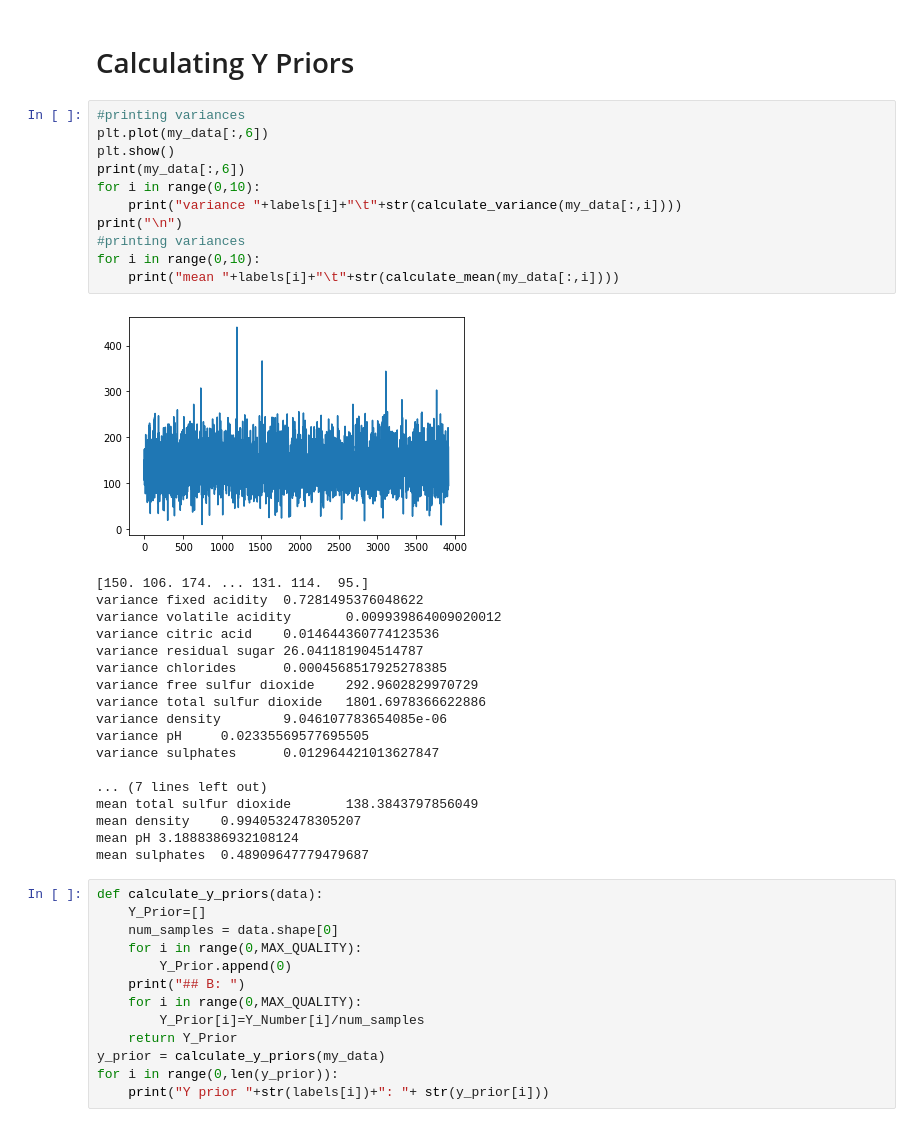
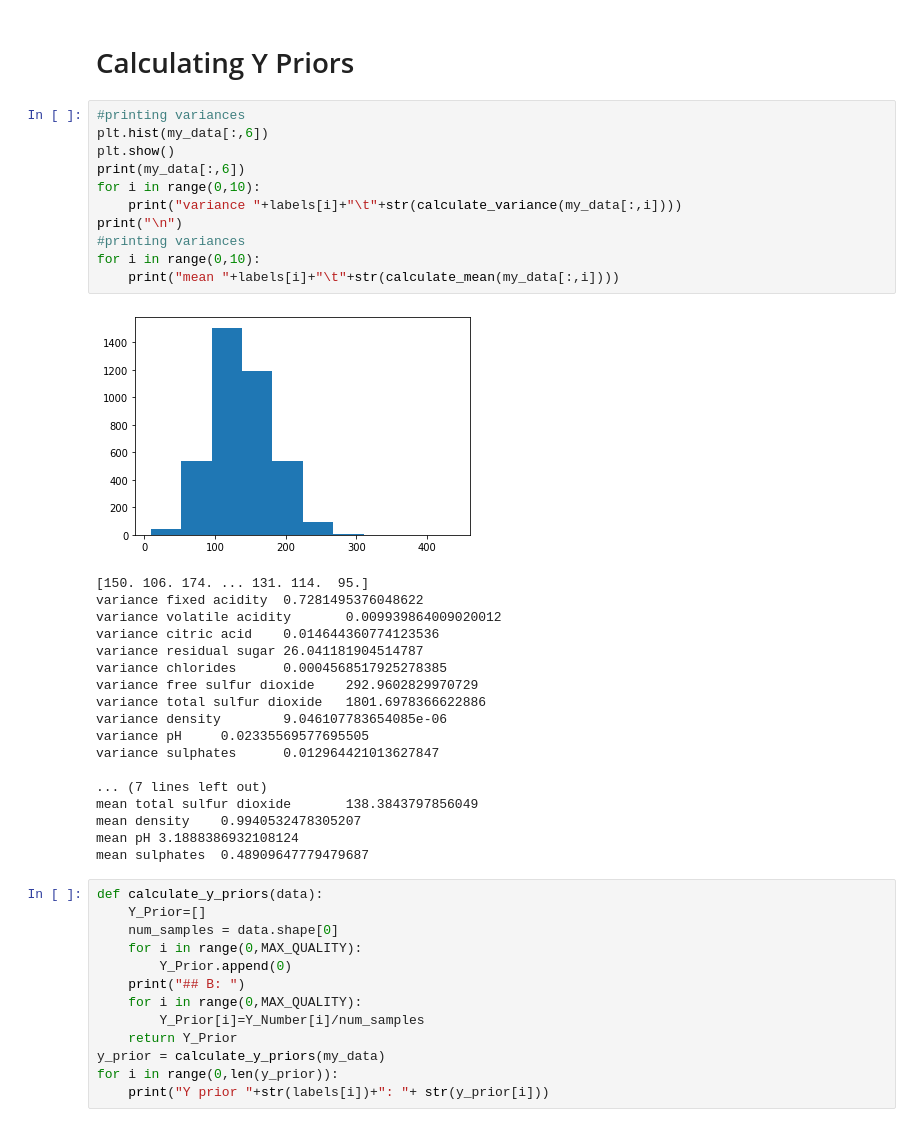
Before and after one commit to scifi6546/cs480-ml, a Jupyter notebook: 0/Untitled.ipynb, the cells around one changed output. Drawn from its saved outputs; the diff is of its cells as text.

```diff
--- a/0/Untitled.ipynb
+++ b/0/Untitled.ipynb
@@ -112,17 +209,17 @@ def calculate_mean(data):
 # Calculating Y Priors
 # %%
 #printing variances
-plt.plot(my_data[:,6])
+plt.hist(my_data[:,6])
 plt.show()
 print(my_data[:,6])
 for i in range(0,10):
     print("variance "+labels[i]+"\t"+str(calculate_variance(my_data[:,i])))
 print("\n")
 #printing variances
 for i in range(0,10):
     print("mean "+labels[i]+"\t"+str(calculate_mean(my_data[:,i])))
 # %% [output]
-[figure, old version]
+[figure, new version]
 [150. 106. 174. ... 131. 114.  95.]
 variance fixed acidity  0.7281495376048622
 variance volatile acidity       0.009939864009020012
```
Also changed, not shown: parts of 18 cells of this notebook.
